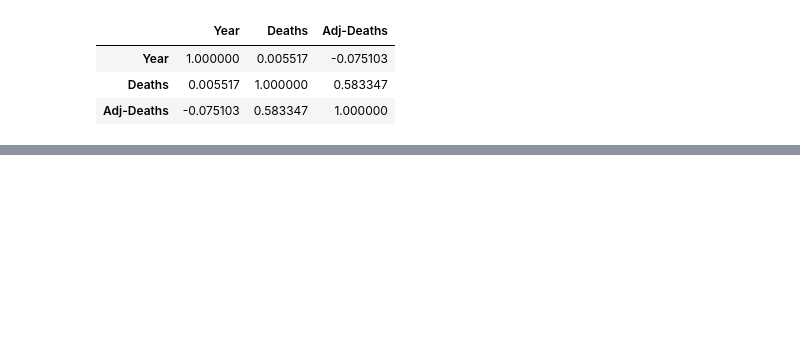
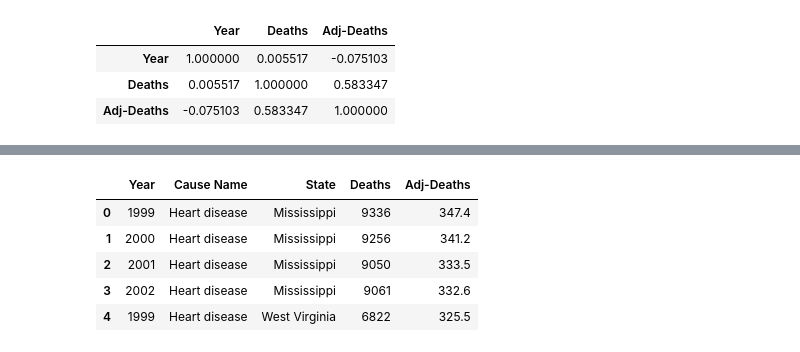
Before and after one commit to lanceeeaton/Leading_Causes_of_Death, a Jupyter notebook: death_state_year_cause_notebook.ipynb, the cells around one changed output, grey strips where cells are left out. Saved outputs shown, nothing was run; the diff lists cells and outputs as text; code cells hidden in the pictures; blank space fills up the shorter version.

```diff
--- a/death_state_year_cause_notebook.ipynb
+++ b/death_state_year_cause_notebook.ipynb
@@ -100,0 +103,17 @@ death_state_year_cause.corr()
+# %%
+def df_by_cause(cause):
+  df = death_state_year_cause.loc[death_state_year_cause['Cause Name'] == cause]
+  return df
+
+causes = death_state_year_cause['Cause Name'].unique()
+cause_totals = []
+for cause in causes:
+  cause_totals.append(df_by_cause(cause))
+cause_totals[0].head()
+# %% [output]
+|  | Year | Cause Name | State | Deaths | Adj-Deaths |
+| 0 | 1999 | Heart disease | Mississippi | 9336 | 347.4 |
+| 1 | 2000 | Heart disease | Mississippi | 9256 | 341.2 |
+| 2 | 2001 | Heart disease | Mississippi | 9050 | 333.5 |
+| 3 | 2002 | Heart disease | Mississippi | 9061 | 332.6 |
+| 4 | 1999 | Heart disease | West Virginia | 6822 | 325.5 |
```
Also changed, not shown: parts of 7 cells of this notebook.
